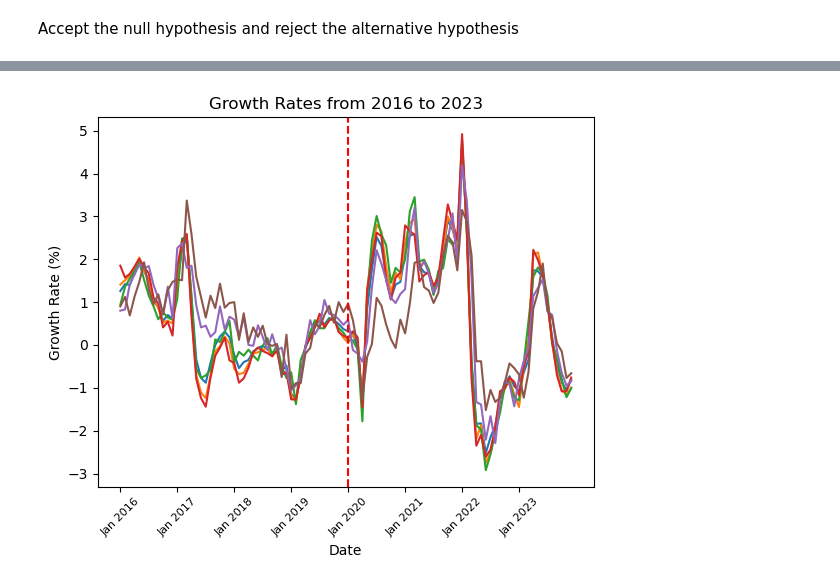
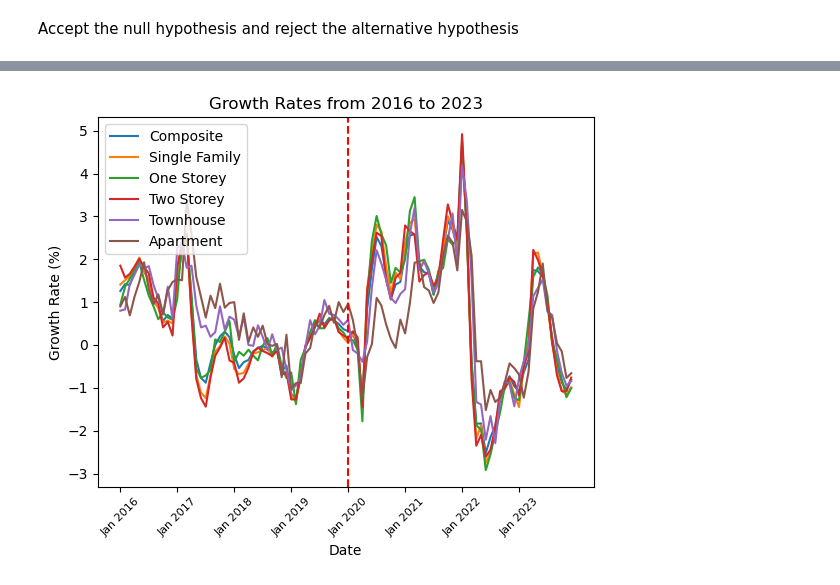
Before and after one commit to JasleenShergill/Covid-s-Effect-on-Real-Estate, a Jupyter notebook: Avg_Home_Price_Pre_Post_Covid.ipynb, the cells around one changed output, grey strips where cells are left out. Drawn from its saved outputs; the diff is of its cells as text; code cells hidden in the pictures.

```diff
--- a/Avg_Home_Price_Pre_Post_Covid.ipynb
+++ b/Avg_Home_Price_Pre_Post_Covid.ipynb
@@ -100,20 +100,20 @@ aggregate_df_2016_2023.head()
 | 136 | May 2016 | 488300.0 | 545600.0 | 401400.0 | 648100.0 | ... |
 # %%
 # plot the composite, single family, one storey, two storey, townhouse and appartment grow rate from 2016 to 2023
-# insert a red vertical line on January 2020
 plt.plot(aggregate_df_2016_2023['Date'], aggregate_df_2016_2023['composite_growth_rate'], label='Composite')
 plt.plot(aggregate_df_2016_2023['Date'], aggregate_df_2016_2023['single_family_growth_rate'], label='Single Family')
 plt.plot(aggregate_df_2016_2023['Date'], aggregate_df_2016_2023['one_storey_growth_rate'], label='One Storey')
 plt.plot(aggregate_df_2016_2023['Date'], aggregate_df_2016_2023['two_storey_growth_rate'], label='Two Storey')
 plt.plot(aggregate_df_2016_2023['Date'], aggregate_df_2016_2023['townhouse_growth_rate'], label='Townhouse')
 plt.plot(aggregate_df_2016_2023['Date'], aggregate_df_2016_2023['apartment_growth_rate'], label='Apartment')
 plt.title('Growth Rates from 2016 to 2023')
 plt.xlabel('Date')
 plt.ylabel('Growth Rate (%)')
 plt.xticks(rotation=45)
 plt.xticks(fontsize=8)
 plt.xticks(np.arange(0, 96, 12))
 plt.axvline(x=48, color='r', linestyle='--')
+plt.legend()
 plt.show()
 # %% [output]
-[figure, old version]
+[figure, new version]
```
Also changed, not shown: parts of 1 cell of this notebook.
